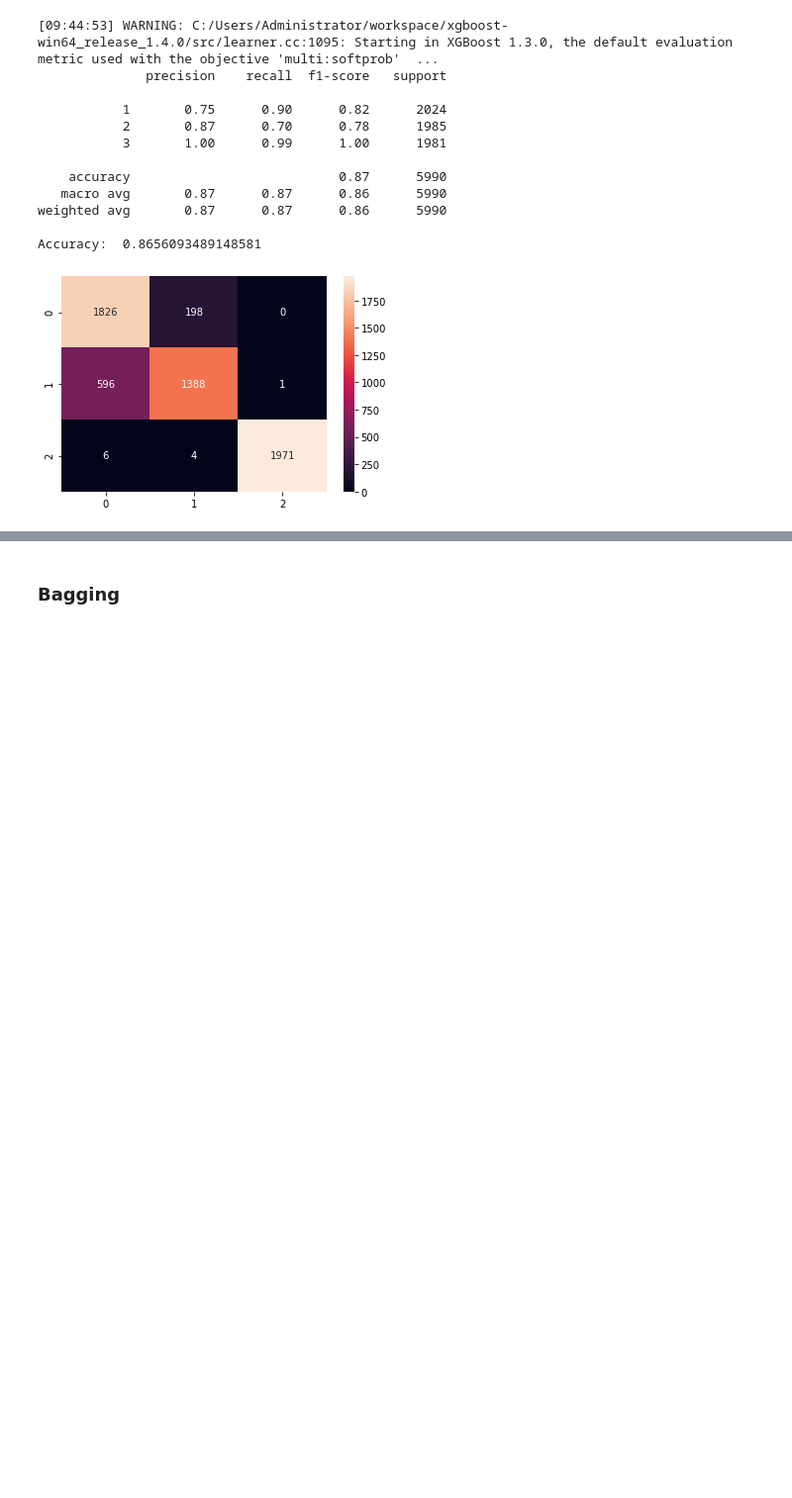
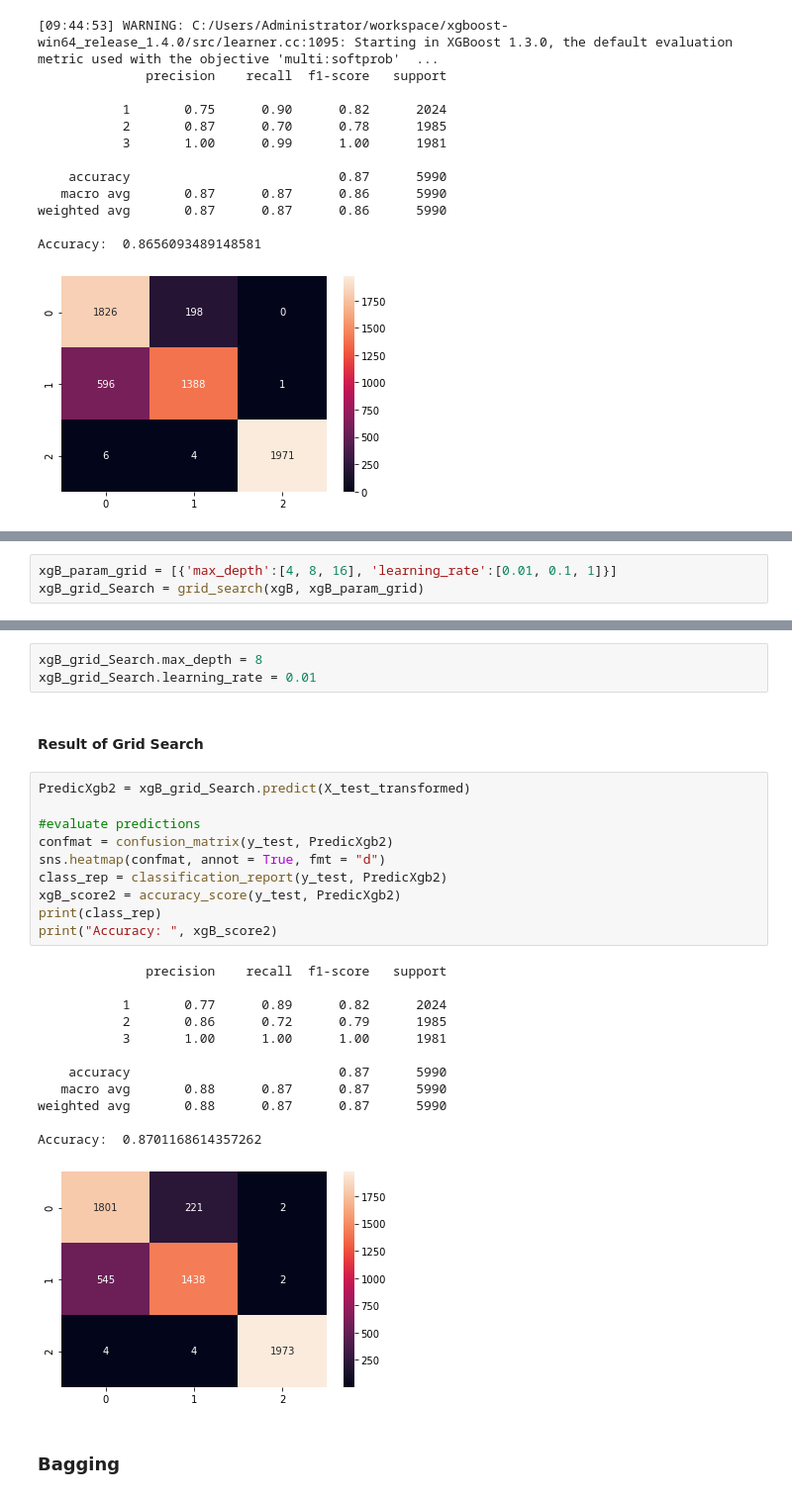
Before and after one commit to Inon-Sinn/Project-Gmar-2, a Jupyter notebook: Part 4 Hands.ipynb, the cells around one changed output, grey strips where cells are left out. Shown at 99% size. Drawn from its saved outputs; the diff is of its cells as text; blank space fills up the shorter version.

```diff
--- a/Part 4 Hands.ipynb
+++ b/Part 4 Hands.ipynb
@@ -729,0 +873,3 @@ Accuracy:  0.8656093489148581
+# %%
+xgB_param_grid = [{'max_depth':[4, 8, 16], 'learning_rate':[0.01, 0.1, 1]}]
+xgB_grid_Search = grid_search(xgB, xgB_param_grid)
@@ -730,3 +892,31 @@ Accuracy:  0.8656093489148581
+# %%
+xgB_grid_Search.max_depth = 8
+xgB_grid_Search.learning_rate = 0.01
+# %% [markdown]
+#### Result of Grid Search
+# %%
+PredicXgb2 = xgB_grid_Search.predict(X_test_transformed)
+
+#evaluate predictions
+confmat = confusion_matrix(y_test, PredicXgb2)
+sns.heatmap(confmat, annot = True, fmt = "d")
+class_rep = classification_report(y_test, PredicXgb2)
+xgB_score2 = accuracy_score(y_test, PredicXgb2)
+print(class_rep)
+print("Accuracy: ", xgB_score2)
+# %% [output]
+              precision    recall  f1-score   support
+
+           1       0.77      0.89      0.82      2024
+           2       0.86      0.72      0.79      1985
+           3       1.00      1.00      1.00      1981
+
+    accuracy                           0.87      5990
+   macro avg       0.88      0.87      0.87      5990
+weighted avg       0.88      0.87      0.87      5990
+
+Accuracy:  0.8701168614357262
+[figure, added]
 # %% [markdown]
 ### Bagging
 # %%
```
Also changed, not shown: parts of 32 cells of this notebook, 1 other file.
